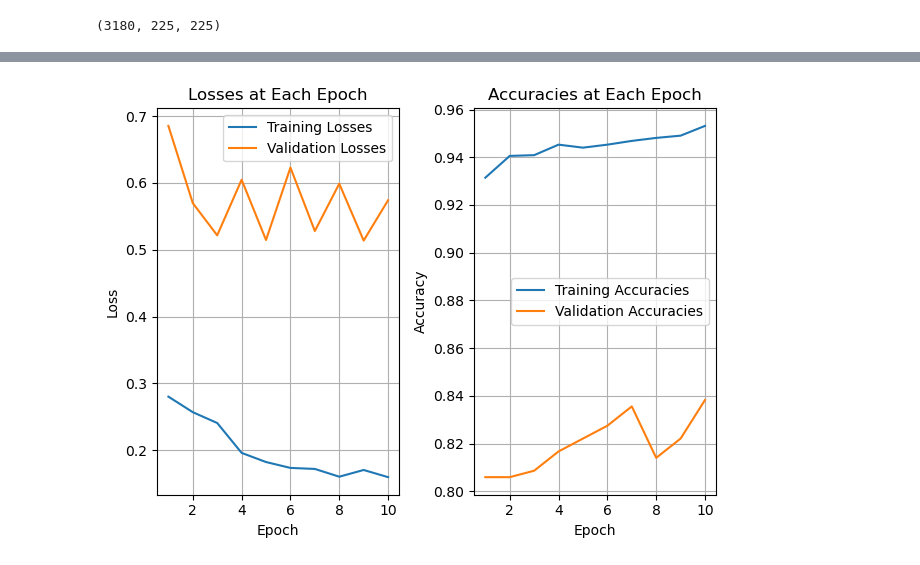
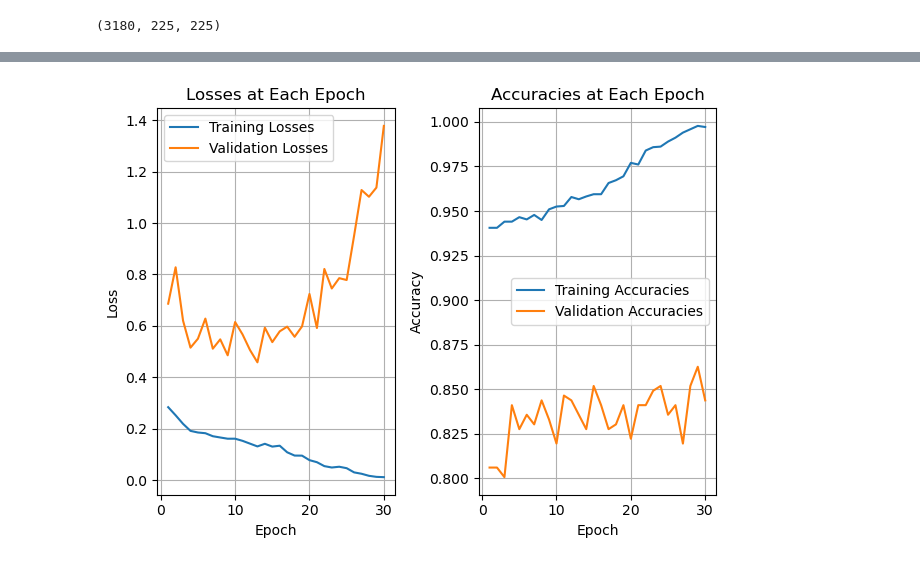
Before and after one commit to xuanet/Breast-Lesion-Classification-Using-CNNs, a Jupyter notebook: model.ipynb, the cells around one changed output, grey strips where cells are left out. Drawn from its saved outputs; the diff is of its cells as text; code cells hidden in the pictures.

```diff
--- a/model.ipynb
+++ b/model.ipynb
@@ -91,28 +99,28 @@ Detected at node 'gradient_tape/sequential/max_pooling2d/MaxPool/MaxPoolGrad' de
 # %%
 # TODO
 
 # losses
 plt.subplot(1,2,1)
-plt.plot(np.arange(1,11,1), hist.history.get('loss'), label="Training Losses")
-plt.plot(np.arange(1,11,1), hist.history.get('val_loss'), label="Validation Losses")
+plt.plot(np.arange(1,31,1), hist.history.get('loss'), label="Training Losses")
+plt.plot(np.arange(1,31,1), hist.history.get('val_loss'), label="Validation Losses")
 plt.grid(visible=True)
 plt.title("Losses at Each Epoch")
 plt.ylabel("Loss")
 plt.xlabel("Epoch")
 plt.legend()
 
 # accuracies
 plt.subplot(1,2,2)
-plt.plot(np.arange(1,11,1), hist.history.get('accuracy'), label="Training Accuracies")
-plt.plot(np.arange(1,11,1), hist.history.get('val_accuracy'), label="Validation Accuracies")
+plt.plot(np.arange(1,31,1), hist.history.get('accuracy'), label="Training Accuracies")
+plt.plot(np.arange(1,31,1), hist.history.get('val_accuracy'), label="Validation Accuracies")
 plt.grid(visible=True)
 plt.title("Accuracies at Each Epoch")
 plt.ylabel("Accuracy")
 plt.xlabel("Epoch")
 plt.legend()
 
 # show plots
 plt.tight_layout()
 plt.show()
 # %% [output]
-[figure, old version]
+[figure, new version]
```
Also changed, not shown: parts of 2 cells of this notebook, 2 other files.
